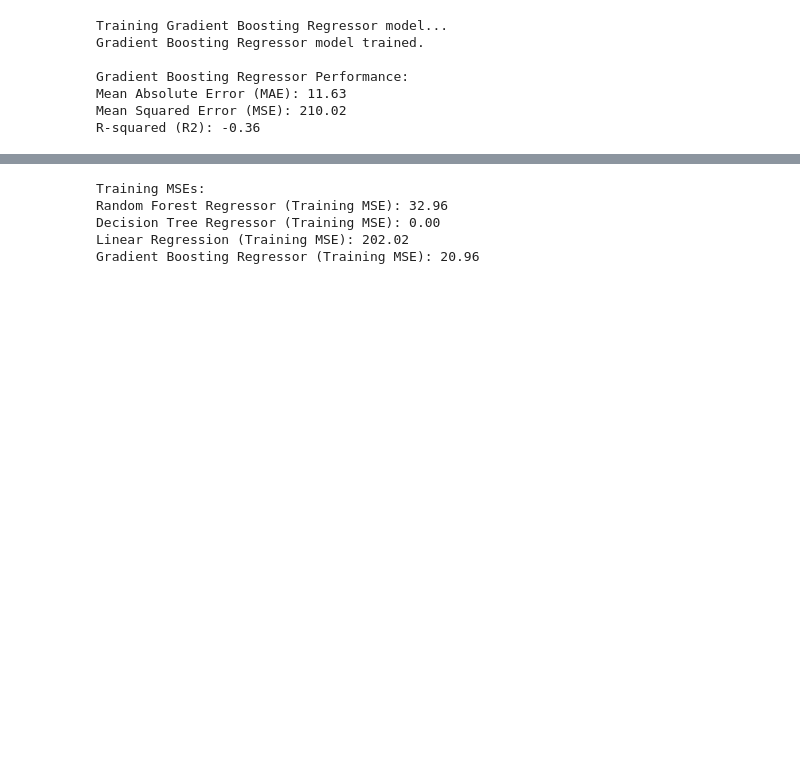
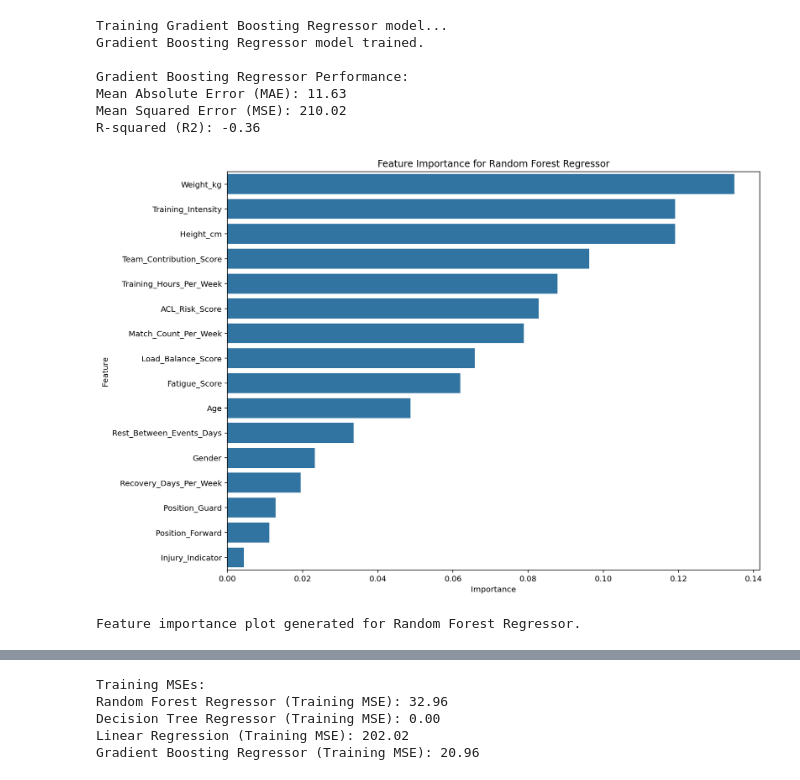
Before and after one commit to matkubita/Athlete_Performance_research, a Jupyter notebook: Athlete_Performance_Regression_Analysis_Zubalewicz_Kubita.ipynb, the cells around one changed output, grey strips where cells are left out. Cells and saved outputs as stored; diff of their text form; code cells hidden in the pictures; blank space fills up the shorter version.

Commit message:
add feature importance for models

```diff
--- a/Athlete_Performance_Regression_Analysis_Zubalewicz_Kubita.ipynb
+++ b/Athlete_Performance_Regression_Analysis_Zubalewicz_Kubita.ipynb
@@ -334,3 +336,22 @@ Gradient Boosting Regressor Performance:
 Mean Absolute Error (MAE): 11.63
 Mean Squared Error (MSE): 210.02
 R-squared (R2): -0.36
+# %%
+feature_importances_rf = rf_model.feature_importances_
+feature_names_rf = X_train.columns
+
+importance_df_rf = pd.DataFrame({'Feature': feature_names_rf, 'Importance': feature_importances_rf})
+importance_df_rf = importance_df_rf.sort_values(by='Importance', ascending=False)
+
+plt.figure(figsize=(12, 8))
+sns.barplot(x='Importance', y='Feature', data=importance_df_rf)
+plt.title('Feature Importance for Random Forest Regressor')
+plt.xlabel('Importance')
+plt.ylabel('Feature')
+plt.tight_layout()
+plt.show()
+
+print("Feature importance plot generated for Random Forest Regressor.")
+# %% [output]
+[figure, added]
+Feature importance plot generated for Random Forest Regressor.
```
Also changed, not shown: parts of 3 cells of this notebook.
